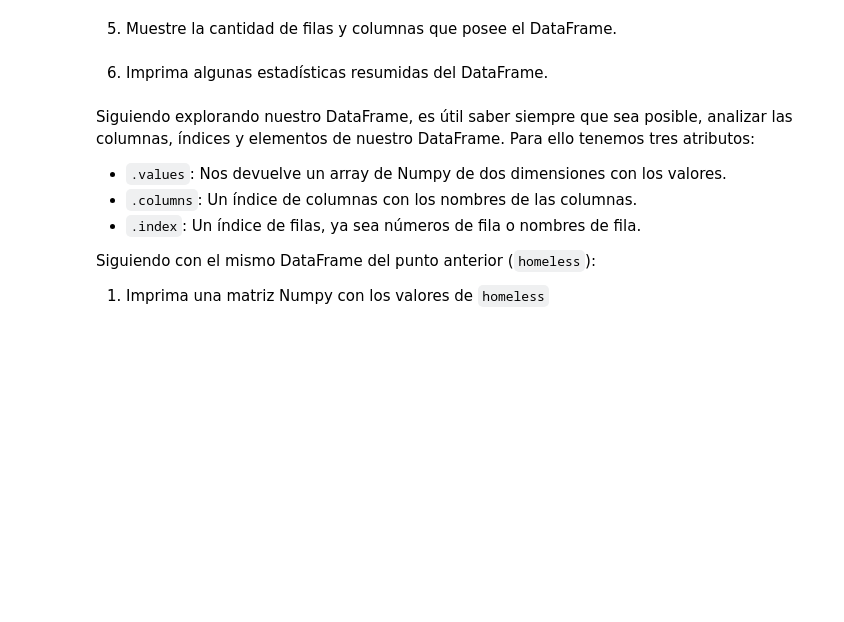
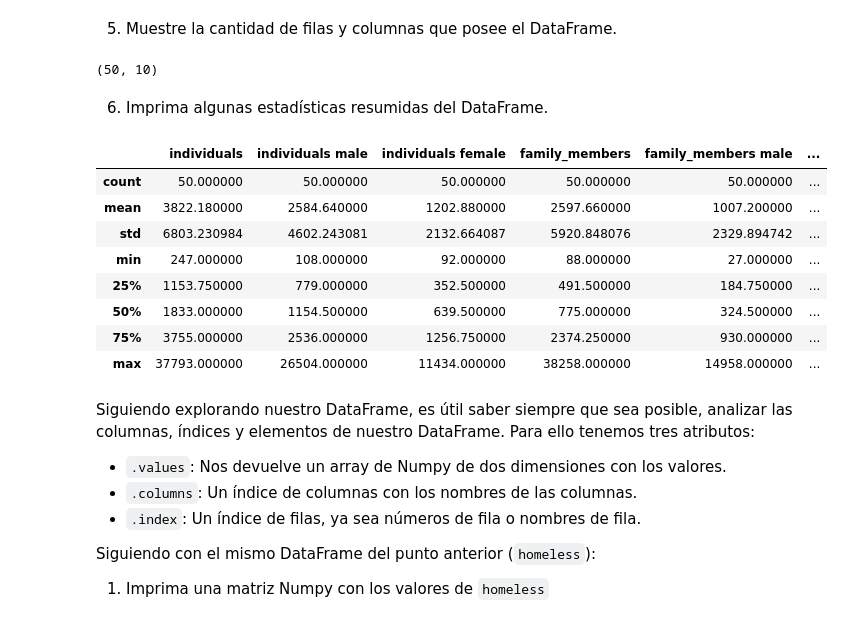
Before and after one commit to Vic-bit/aprMaqI_CEIA, a Jupyter notebook: clase0/practica/3 - Ejercicios Pandas - Homeless.ipynb, the cells around one changed output. Drawn from its saved outputs; the diff is of its cells as text; code cells hidden in the pictures; blank space fills up the shorter version.

```diff
--- a/clase0/practica/3 - Ejercicios Pandas - Homeless.ipynb
+++ b/clase0/practica/3 - Ejercicios Pandas - Homeless.ipynb
@@ -48,7 +74,23 @@ homeless.head(7)
 # %% [markdown]
 5. Muestre la cantidad de filas y columnas que posee el DataFrame.
+# %%
+homeless.shape
+# %% [output]
+(50, 10)
 # %% [markdown]
 6. Imprima algunas estadísticas resumidas del DataFrame.
+# %%
+homeless.describe()
+# %% [output]
+|  | individuals | individuals male | individuals female | family_members | family_members male | ... |
+| count | 50.000000 | 50.000000 | 50.000000 | 50.000000 | 50.000000 | ... |
+| mean | 3822.180000 | 2584.640000 | 1202.880000 | 2597.660000 | 1007.200000 | ... |
+| std | 6803.230984 | 4602.243081 | 2132.664087 | 5920.848076 | 2329.894742 | ... |
+| min | 247.000000 | 108.000000 | 92.000000 | 88.000000 | 27.000000 | ... |
+| 25% | 1153.750000 | 779.000000 | 352.500000 | 491.500000 | 184.750000 | ... |
+| 50% | 1833.000000 | 1154.500000 | 639.500000 | 775.000000 | 324.500000 | ... |
+| 75% | 3755.000000 | 2536.000000 | 1256.750000 | 2374.250000 | 930.000000 | ... |
+| max | 37793.000000 | 26504.000000 | 11434.000000 | 38258.000000 | 14958.000000 | ... |
 # %% [markdown]
 Siguiendo explorando nuestro DataFrame, es útil saber siempre que sea posible, analizar las columnas, índices y elementos de nuestro DataFrame. Para ello tenemos tres atributos:
 
```
Also changed, not shown: parts of 28 cells of this notebook.
